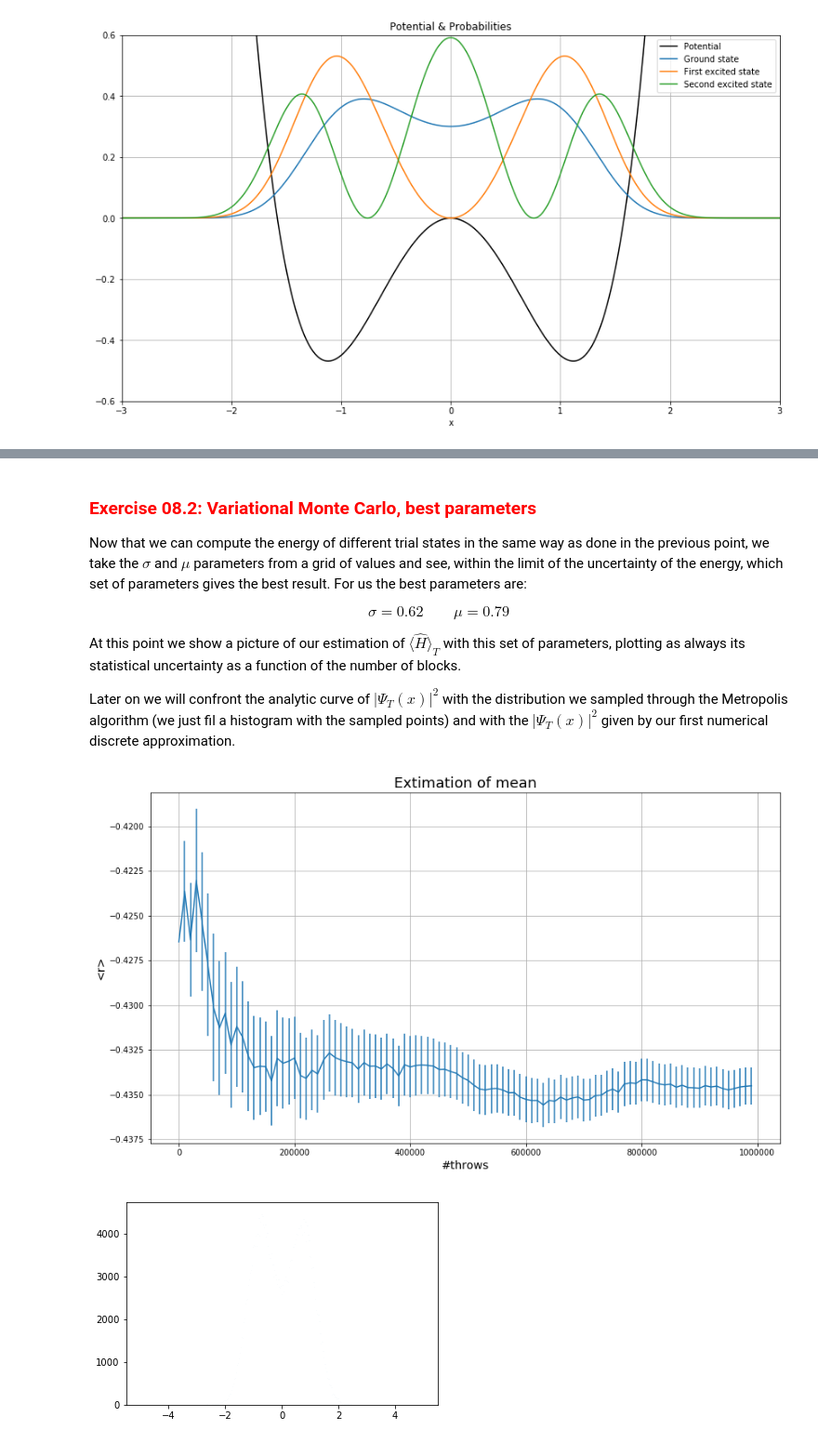
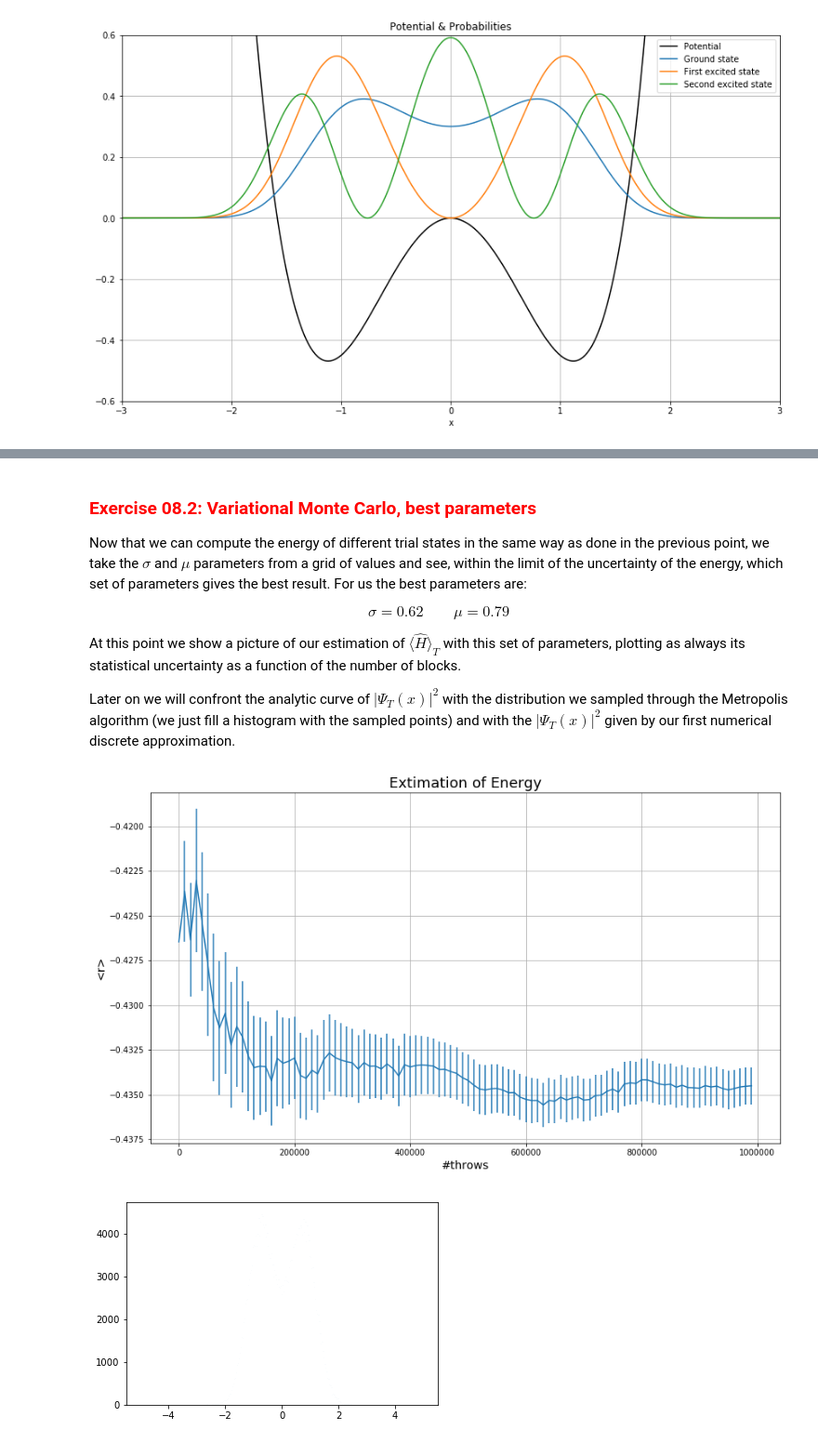
Before and after one commit to davide-piccioni/LSN_exercises, a Jupyter notebook: LSN_08/LSN_Exercises_08.ipynb, the cells around one changed output, grey strips where cells are left out. Shown: that part at 93% size. Drawn from its saved outputs; the diff is of its cells as text; code cells hidden in the pictures.

```diff
--- a/LSN_08/LSN_Exercises_08.ipynb
+++ b/LSN_08/LSN_Exercises_08.ipynb
@@ -184,31 +184,31 @@ $$\sigma=0.62 \qquad \mu=0.79$$
 
 At this point we show a picture of our estimation of $\langle {\hat H} \rangle_T$ </span> with this set of parameters, plotting as always its statistical uncertainty as a function of the number of blocks.
 
-Later on we will confront the analytic curve of $|\Psi_T(x)|^2$ with the distribution we sampled through the Metropolis algorithm (we just fil a histogram with the sampled points) and with the $|\Psi_T(x)|^2$ given by our first numerical discrete approximation.
+Later on we will confront the analytic curve of $|\Psi_T(x)|^2$ with the distribution we sampled through the Metropolis algorithm (we just fill a histogram with the sampled points) and with the $|\Psi_T(x)|^2$ given by our first numerical discrete approximation.
 # %%
 import matplotlib
 import matplotlib.pyplot as plt
 import numpy as np
 
 M=1000000             # Total number of throws
 N=100                 # Number of blocks
 L=int(M/N)            # Number of throws in each block, please use for M a multiple of N
 
 
 x_altro = np.arange(N)      # [0,1,2,...,N-1]
 
 sum_prog, err_prog = np.loadtxt("./8.2/Energy.dat", usecols=(0,1), delimiter=' ', unpack='true')
 
 x_altro*=L # Number of throws = block * (Number of throws in each block)
 fig=plt.figure(figsize=(14, 8))
 plt.errorbar(x_altro,sum_prog,yerr=err_prog)
-plt.title('Extimation of mean', fontsize=18)
+plt.title('Extimation of Energy', fontsize=18)
 plt.xlabel('#throws', fontsize=14)
 plt.ylabel('<r>', fontsize=14)
 plt.grid(True)
 plt.show()
 # %% [output]
-[figure, old version]
+[figure, new version]
 # %%
 mu=0.79
 sigma=0.62
```
Also changed, not shown: parts of 6 cells of this notebook, 3 other files.
